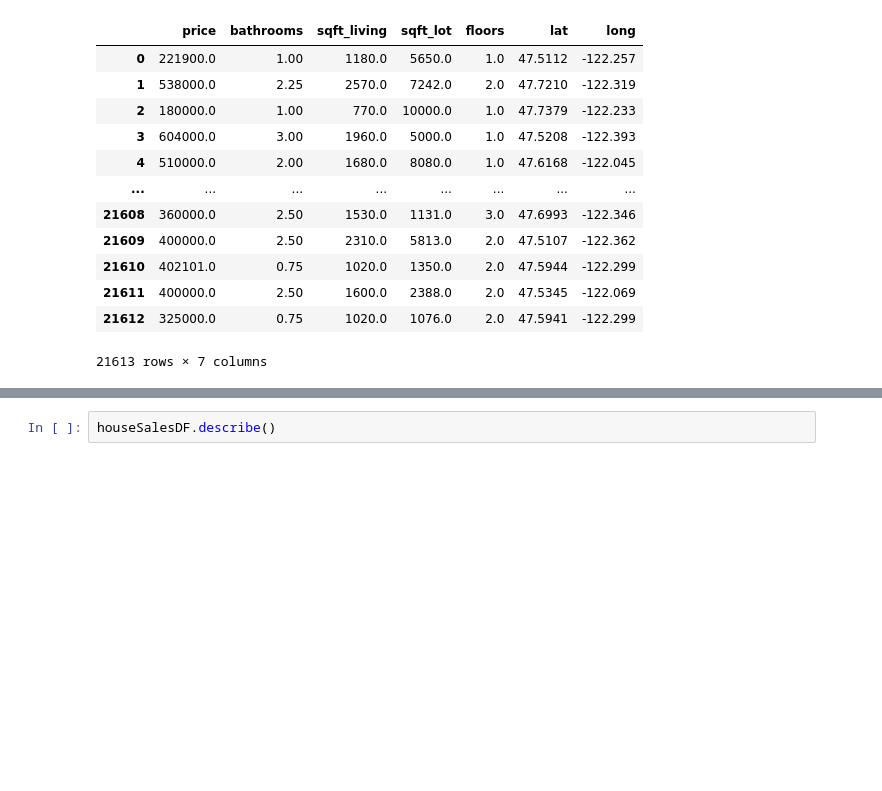
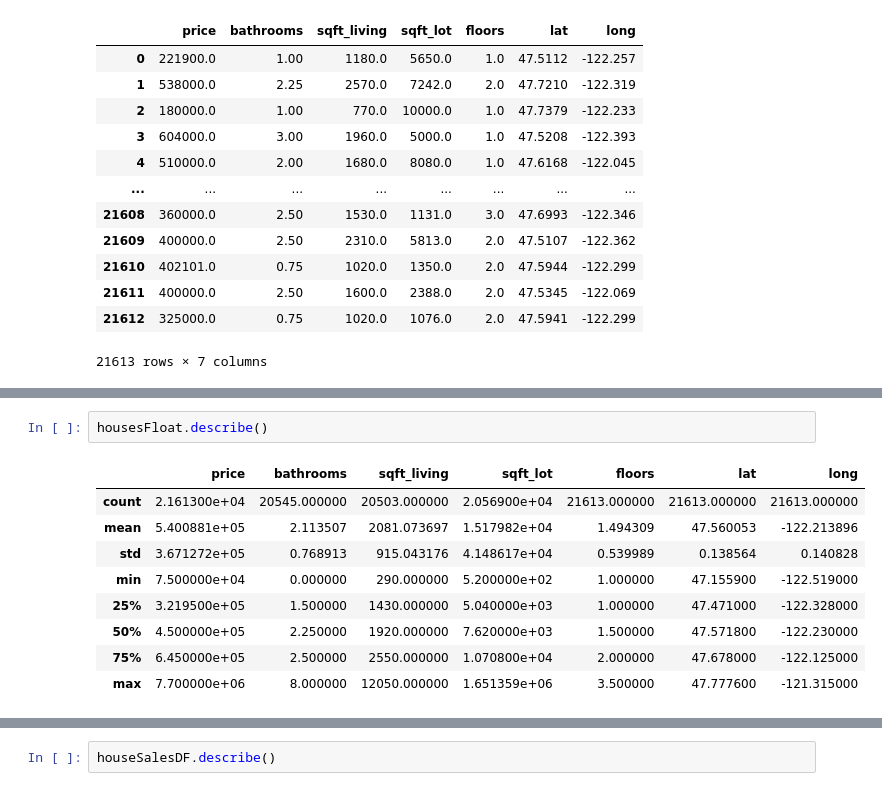
Before and after one commit to ruddysimon/ADS500B-Project, a Jupyter notebook: HouseSalesWashington.ipynb, the cells around one changed output, grey strips where cells are left out. Drawn from its saved outputs; the diff is of its cells as text; blank space fills up the shorter version.

```diff
--- a/HouseSalesWashington.ipynb
+++ b/HouseSalesWashington.ipynb
@@ -164,0 +187,12 @@ for attribute in housesFloat.columns:
+# %%
+housesFloat.describe()
+# %% [output]
+|  | price | bathrooms | sqft_living | sqft_lot | floors | lat | long |
+| count | 2.161300e+04 | 20545.000000 | 20503.000000 | 2.056900e+04 | 21613.000000 | 21613.000000 | 21613.000000 |
+| mean | 5.400881e+05 | 2.113507 | 2081.073697 | 1.517982e+04 | 1.494309 | 47.560053 | -122.213896 |
+| std | 3.671272e+05 | 0.768913 | 915.043176 | 4.148617e+04 | 0.539989 | 0.138564 | 0.140828 |
+| min | 7.500000e+04 | 0.000000 | 290.000000 | 5.200000e+02 | 1.000000 | 47.155900 | -122.519000 |
+| 25% | 3.219500e+05 | 1.500000 | 1430.000000 | 5.040000e+03 | 1.000000 | 47.471000 | -122.328000 |
+| 50% | 4.500000e+05 | 2.250000 | 1920.000000 | 7.620000e+03 | 1.500000 | 47.571800 | -122.230000 |
+| 75% | 6.450000e+05 | 2.500000 | 2550.000000 | 1.070800e+04 | 2.000000 | 47.678000 | -122.125000 |
+| max | 7.700000e+06 | 8.000000 | 12050.000000 | 1.651359e+06 | 3.500000 | 47.777600 | -121.315000 |
```
Also changed, not shown: parts of 11 cells of this notebook.
